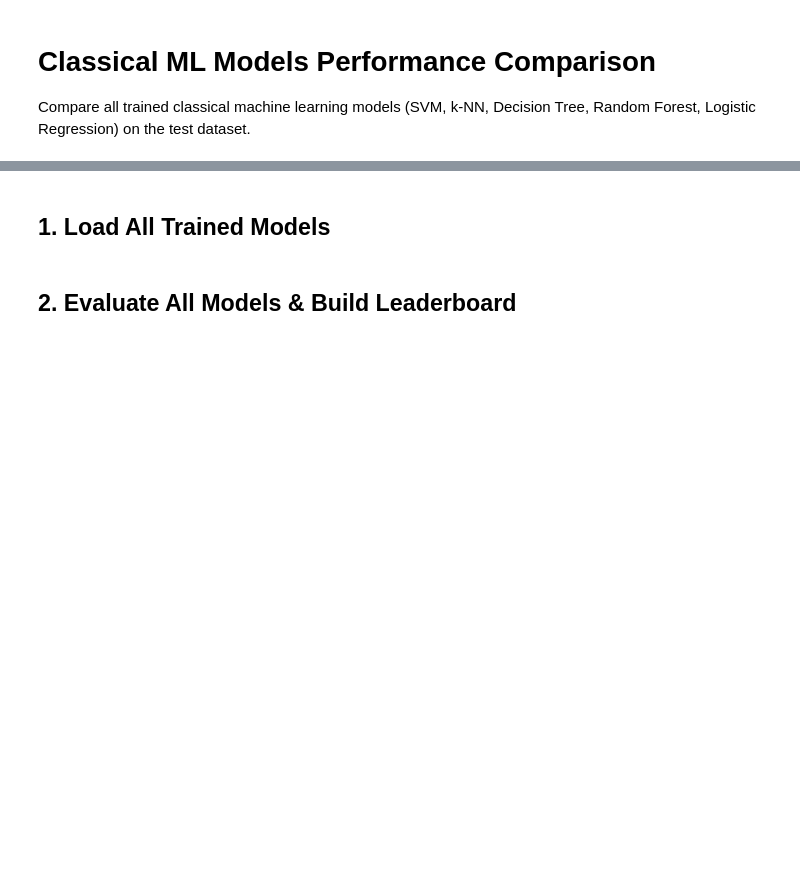
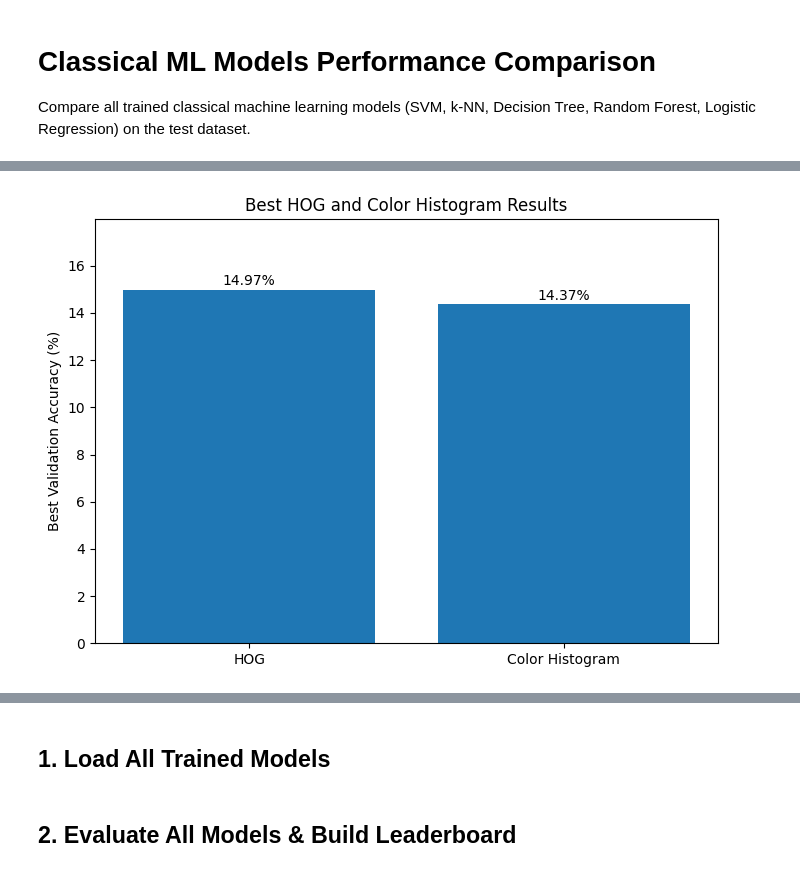
Before and after one commit to 01329582993/Bird-Species-Classification-ML, a Jupyter notebook: notebooks/07_Model_Comparison.ipynb, the cells around one changed output, grey strips where cells are left out. Drawn from its saved outputs; the diff is of its cells as text; code cells hidden in the pictures; blank space fills up the shorter version.

```diff
--- a/notebooks/07_Model_Comparison.ipynb
+++ b/notebooks/07_Model_Comparison.ipynb
@@ -29,0 +471,34 @@ else:
+# %%
+plt.figure(figsize=(7, 5))
+
+plt.bar(
+    final_comparison_table["Feature Type"],
+    final_comparison_table["Validation Percentage"]
+)
+
+plt.ylabel("Best Validation Accuracy (%)")
+plt.title("Best HOG and Color Histogram Results")
+
+for index, value in enumerate(
+    final_comparison_table["Validation Percentage"]
+):
+    plt.text(
+        index,
+        value + 0.2,
+        f"{value:.2f}%",
+        ha="center"
+    )
+
+plt.ylim(
+    0,
+    max(
+        final_comparison_table[
+            "Validation Percentage"
+        ]
+    ) + 3
+)
+
+plt.tight_layout()
+plt.show()
+# %% [output]
+[figure, added]
```
Also changed, not shown: parts of 14 cells of this notebook.
